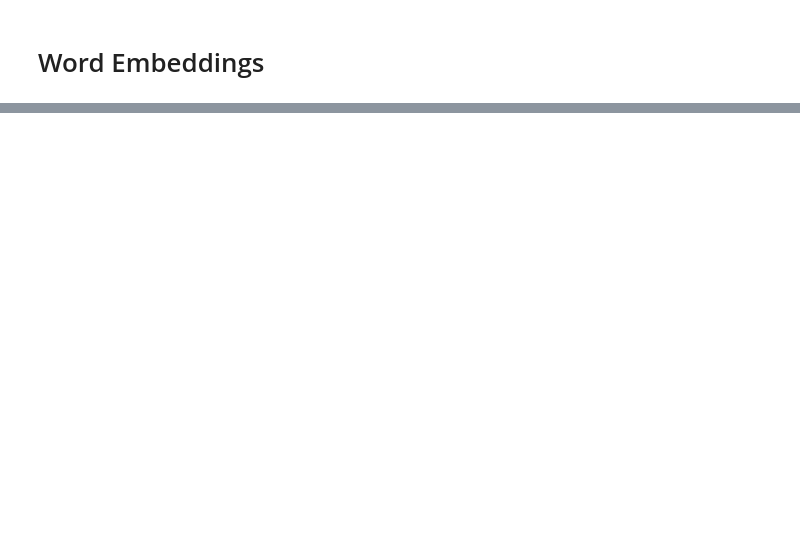
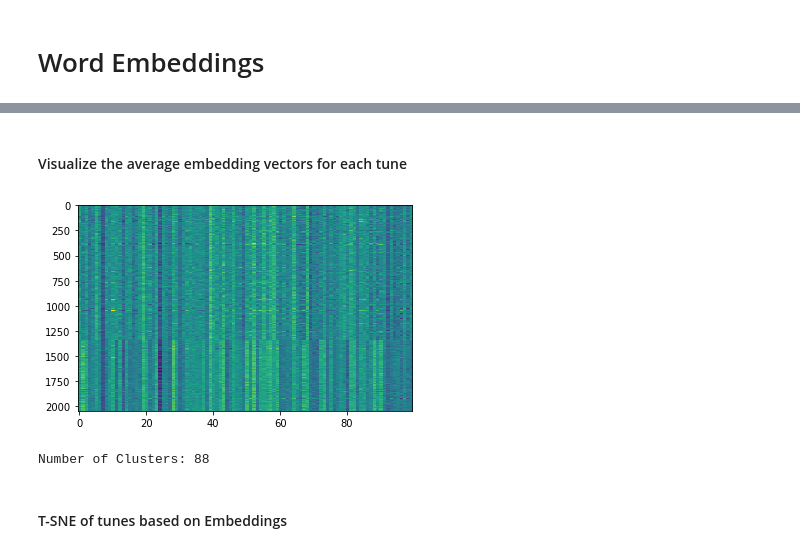
Before and after one commit to 11doris/jazz-tunes-similarity, a Jupyter notebook: embeddings.ipynb, the cells around one changed output, grey strips where cells are left out. Saved outputs shown, nothing was run; the diff lists cells and outputs as text; code cells hidden in the pictures; blank space fills up the shorter version.

```diff
--- a/embeddings.ipynb
+++ b/embeddings.ipynb
@@ -187,0 +246,39 @@ tsne_plot(model)
+# %%
+def average_word_vectors(words, model, vocabulary, num_features):
+
+    feature_vector = np.zeros((num_features,),dtype="float64")
+    nwords = 0.
+
+    for word in words:
+        if word in vocabulary:
+            nwords = nwords + 1.
+            feature_vector = np.add(feature_vector, model[word])
+
+    if nwords:
+        feature_vector = np.divide(feature_vector, nwords)
+
+    return feature_vector
+
+
+def averaged_word_vectorizer(corpus, model, num_features):
+  vocabulary = vocab_set
+
+  features = []
+  for tune in corpus:
+    features.append(average_word_vectors(tune,
+                                         model,
+                                         vocabulary,
+                                         num_features)
+    )
+
+  return np.array(features)
+# %%
+# get document level embeddings
+corpus = data_ngrams
+num_features = EMBED_SIZE
+
+ft_doc_features = averaged_word_vectorizer(corpus=corpus,
+                                           model=model_dict,
+                                           num_features=num_features)
+
+df_features = pd.DataFrame(ft_doc_features)
@@ -187,0 +305,24 @@ tsne_plot(model)
+# %% [markdown]
+#### Visualize the average embedding vectors for each tune
+# %%
+fig = plt.figure()
+ax = fig.add_subplot(111)
+
+ax.imshow(df_features, interpolation='nearest')
+ax.set_aspect(0.03)
+# %% [output]
+[figure, added]
+# %%
+from sklearn.cluster import AffinityPropagation
+
+ap = AffinityPropagation()
+ap.fit(ft_doc_features)
+
+cluster_labels = ap.labels_
+cluster_labels = pd.DataFrame(cluster_labels,
+                              columns=['ClusterLabel'])
+print(f"Number of Clusters: {max(ap.labels_)}")
+# %% [output]
+Number of Clusters: 88
+# %% [markdown]
+#### T-SNE of tunes based on Embeddings
```
Also changed, not shown: parts of 38 cells of this notebook.
